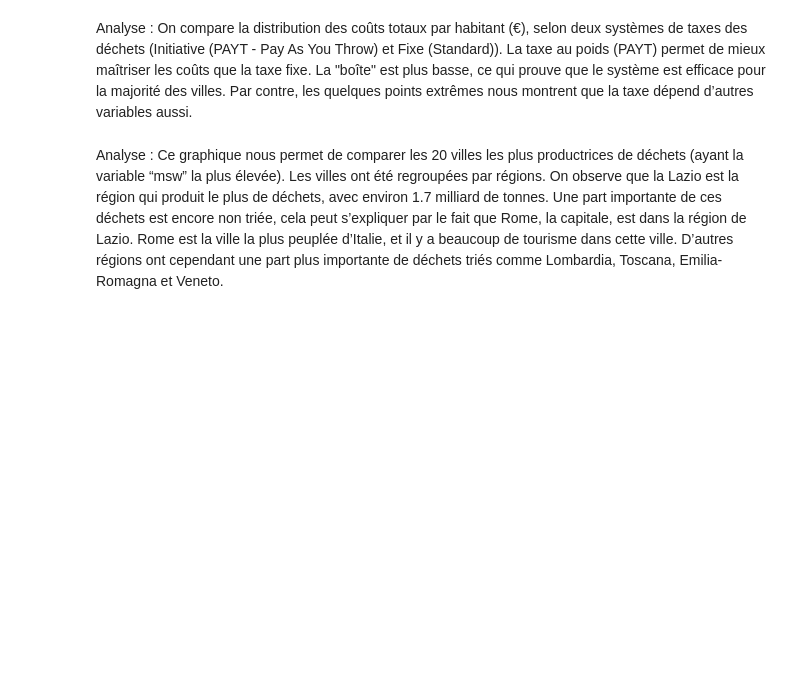
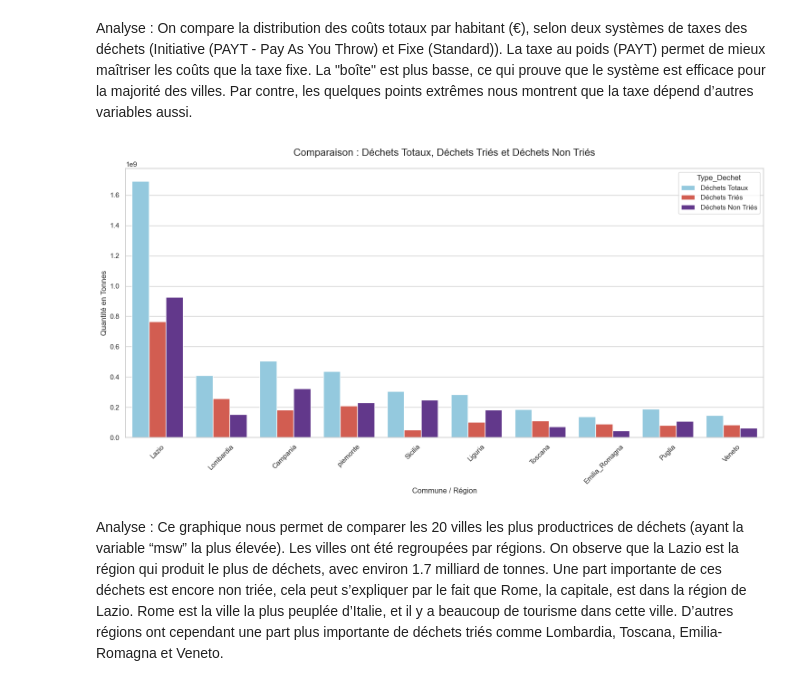
Before and after one commit to Anthony253400/Projet_SDD_4, a Jupyter notebook: visualitation/notebook.ipynb, the cells around one changed output. Saved outputs shown, nothing was run; the diff lists cells and outputs as text; code cells hidden in the pictures; blank space fills up the shorter version.

```diff
--- a/visualitation/notebook.ipynb
+++ b/visualitation/notebook.ipynb
@@ -140,36 +162,33 @@ On compare la distribution des coûts totaux par habitant (€), selon deux syst
 La taxe au poids (PAYT) permet de mieux maîtriser les coûts que la taxe fixe. La "boîte" est plus basse, ce qui prouve que le système est efficace pour la majorité des villes. Par contre, les quelques points extrêmes nous montrent que la taxe dépend d’autres variables aussi.
 # %%
 # Comparaison : Déchets Totaux, Déchets Triés et Déchets Non Triés
-import pandas as pd
-import matplotlib.pyplot as plt
-import seaborn as sns
-
-df = pd.read_csv('data/public_data_waste_fee.csv')
 
 df_top = df.nlargest(20, 'msw')
 
 df_plot = df_top.melt(id_vars='region', value_vars=['msw', 'msw_so', 'msw_un'],
                       var_name='Type_Dechet', value_name='Tonnes')
 
 nom_legende = {
     'msw': 'Déchets Totaux',
     'msw_so': 'Déchets Triés',
     'msw_un': 'Déchets Non Triés'
 }
 df_plot['Type_Dechet'] = df_plot['Type_Dechet'].map(nom_legende)
 
 plt.figure(figsize=(15, 8))
 sns.set_style("whitegrid")
 
 plot = sns.barplot(data=df_plot, x='region', y='Tonnes', hue='Type_Dechet', palette=['skyblue', '#e74c3c', "#622a99"], errorbar=None)
 
 plt.title('Comparaison : Déchets Totaux, Déchets Triés et Déchets Non Triés', fontsize=16, pad=20)
 plt.xlabel('Commune / Région', fontsize=12)
 plt.ylabel('Quantité en Tonnes', fontsize=12)
 plt.xticks(rotation=45)
 
 plt.tight_layout()
 plt.show()
+# %% [output]
+[figure, added]
 # %% [markdown]
 Analyse :
 Ce graphique nous permet de comparer les 20 villes les plus productrices de déchets (ayant la variable “msw” la plus élevée). Les villes ont été regroupées par régions. On observe que la Lazio est la région qui produit le plus de déchets, avec environ 1.7 milliard de tonnes. Une part importante de ces déchets est encore non triée, cela peut s’expliquer par le fait que Rome, la capitale, est dans la région de Lazio. Rome est la ville la plus peuplée d’Italie, et il y a beaucoup de tourisme dans cette ville. D’autres régions ont cependant une part plus importante de déchets triés comme Lombardia, Toscana, Emilia-Romagna et Veneto.
```
Also changed, not shown: parts of 21 cells of this notebook.
